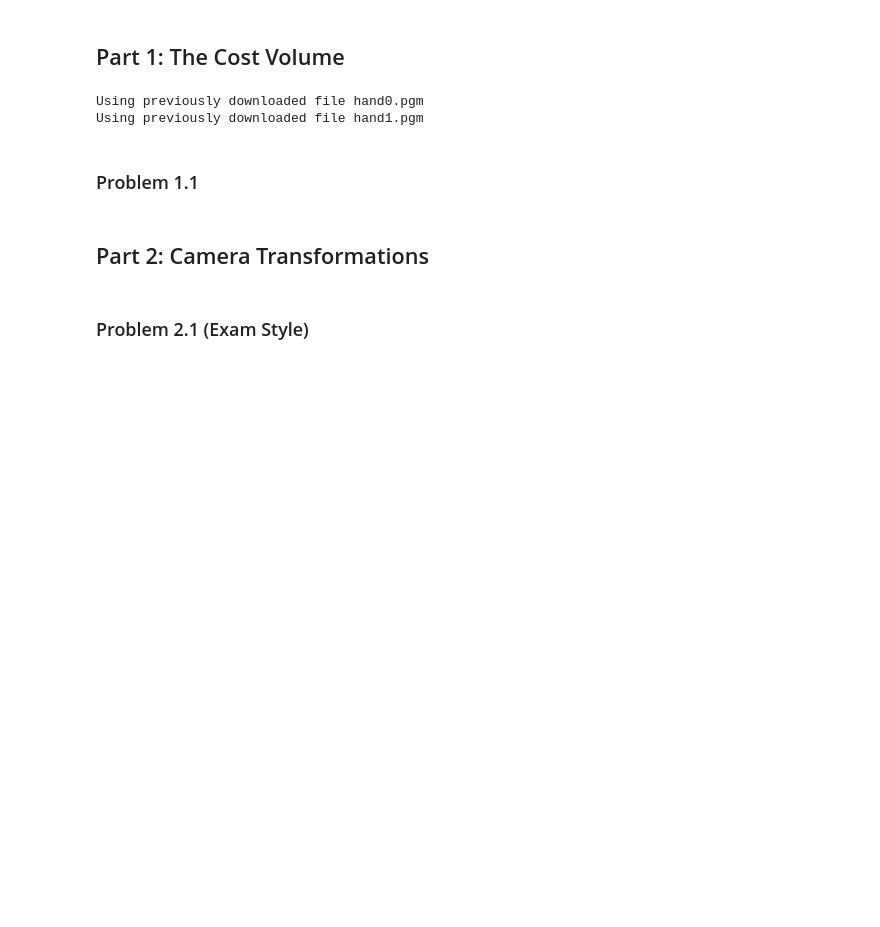
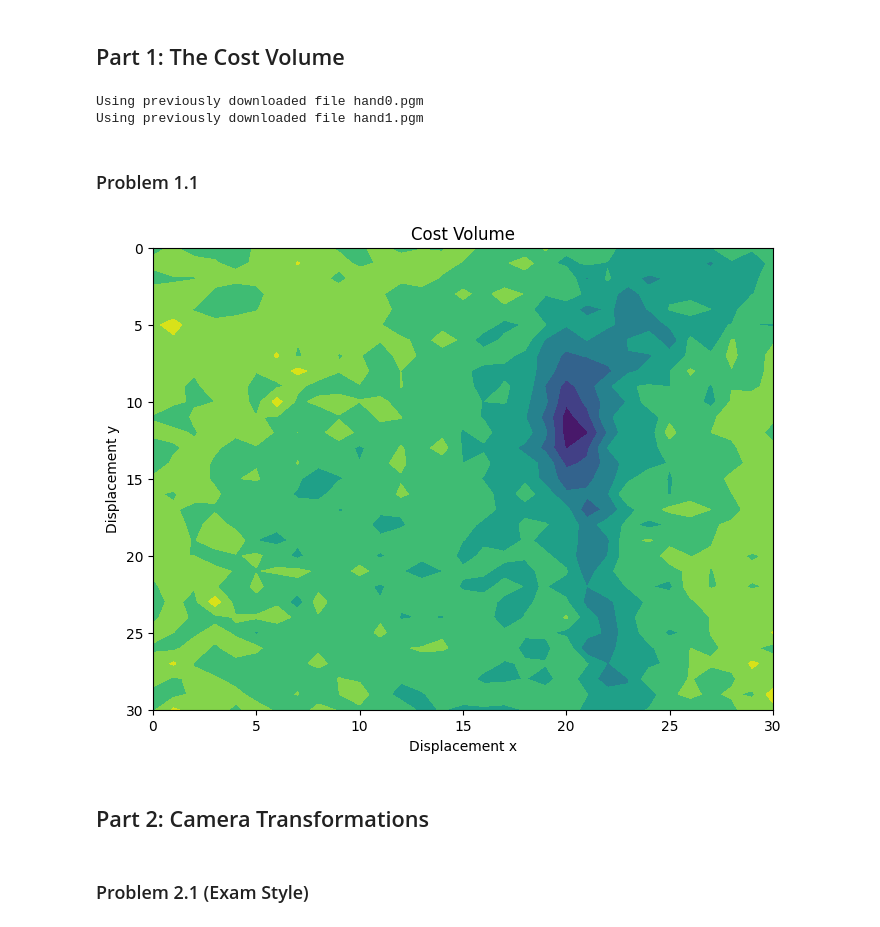
Before and after one commit to mhy-666/ComputerVision, a Jupyter notebook: Homework4/homework04.ipynb, the cells around one changed output. Cells and saved outputs as stored; diff of their text form; code cells hidden in the pictures; blank space fills up the shorter version.

```diff
--- a/Homework4/homework04.ipynb
+++ b/Homework4/homework04.ipynb
@@ -33,6 +35,55 @@ Using previously downloaded file hand0.pgm
 Using previously downloaded file hand1.pgm
 # %% [markdown]
 ### Problem 1.1
+# %%
+import numpy as np
+import matplotlib.pyplot as plt
+
+# compute gaussian weights
+def compute_gaussian_weights(n, sigma):
+    h = (n - 1) // 2
+    x, y = np.meshgrid(np.arange(-h, h+1), np.arange(-h, h+1))
+    weights = np.exp(-(x**2 + y**2) / (2 * sigma**2))
+    return weights / weights.sum()
+
+# compute cost volume
+def compute_cost_volume(f, g, xf, R, n, sigma):
+    h = (n - 1) // 2
+    weights = compute_gaussian_weights(n, sigma)
+    cost_volume = np.zeros((R[1] - R[0] + 1, R[1] - R[0] + 1))
+
+    for dy in range(R[0], R[1]+1):
+        for dx in range(R[0], R[1]+1):
+            shifted_g = np.roll(g, (dy, dx), axis=(0, 1))
+            diff = (shifted_g - f)**2
+            weighted_diff = diff[(xf[0]-h):(xf[0]+h+1), (xf[1]-h):(xf[1]+h+1)] * weights
+            cost_volume[dy-R[0], dx-R[0]] = np.sum(weighted_diff[0:21, 0:21])
+
+    return cost_volume
+
+# plot cost volume
+def plot_cost_volume(cost_volume):
+    plt.figure(figsize=(8, 6))
+    plt.contourf(cost_volume, cmap='viridis')
+    plt.title('Cost Volume')
+    plt.xlabel('Displacement x')
+    plt.ylabel('Displacement y')
+    plt.gca().invert_yaxis()  # y axis is flipped to match the image coordinate system
+    plt.show()
+
+# set parameters
+n = 21
+sigma = 5
+xf = (135, 145)
+R = (-15, 15)
+
+# compute cost volume
+cost_volume = compute_cost_volume(frames[0], frames[1], xf, R, n, sigma)
+
+# plot_cost_volume(cost_volume)
+plot_cost_volume(cost_volume)
+# %% [output]
+[figure, added]
 # %% [markdown]
 ## Part 2: Camera Transformations
 # %% [markdown]
```
Also changed, not shown: parts of 10 cells of this notebook, 3 other files.
